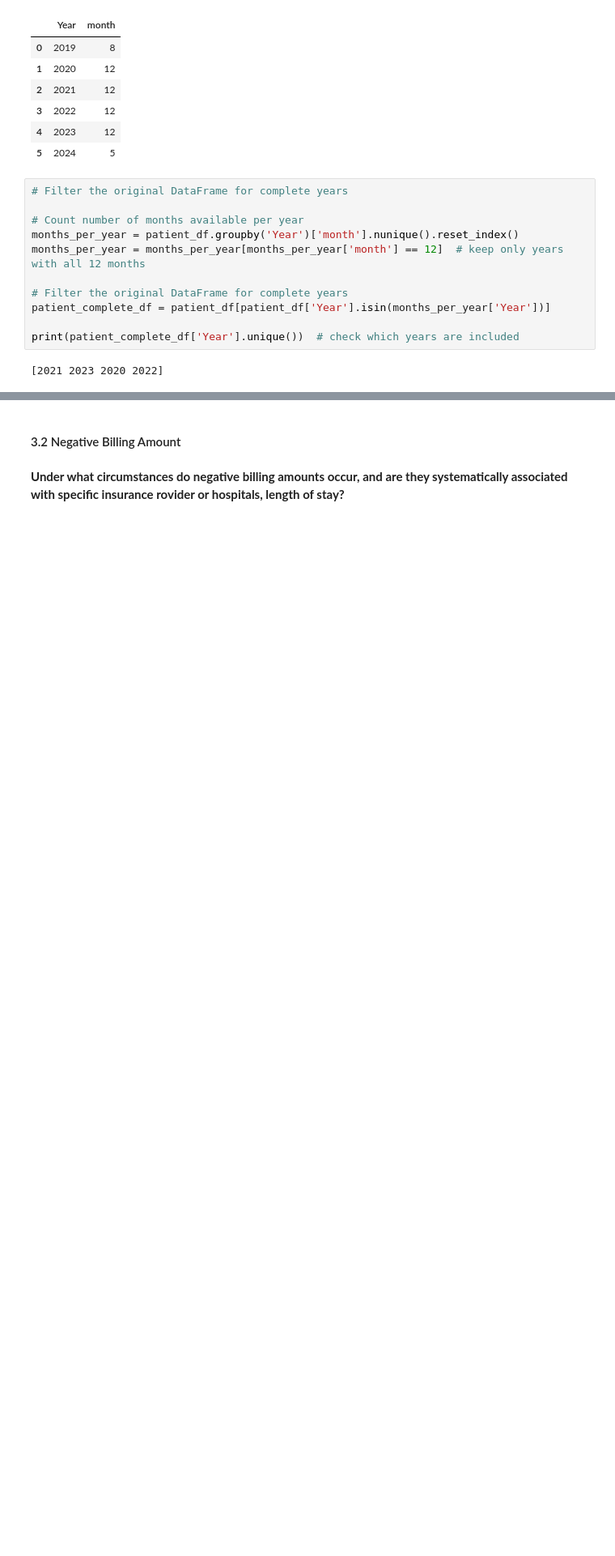
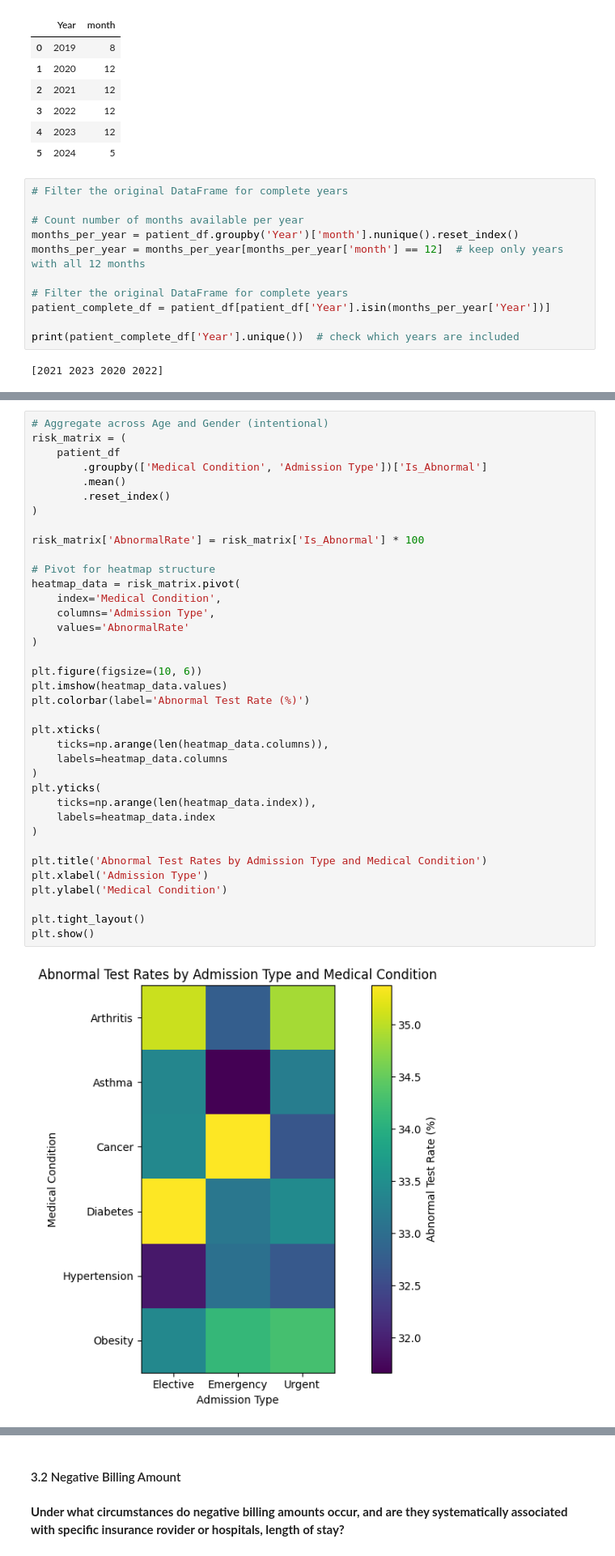
Before and after one commit to itzsnowflakethisyear-byte/Minimizing-Clinical-Alert-Fatigue-A-Calibrated-MLOps-Pipeline-for-Diagnostic-Prediction, a Jupyter notebook: Notebooks/02_eda_and_visualisation.ipynb, the cells around one changed output, grey strips where cells are left out. Shown at 81% size. Saved outputs shown, nothing was run; the diff lists cells and outputs as text; blank space fills up the shorter version.

```diff
--- a/Notebooks/02_eda_and_visualisation.ipynb
+++ b/Notebooks/02_eda_and_visualisation.ipynb
@@ -659,0 +641,39 @@ This finding shows why it’s important to look at patient counts, not just perc
+# %%
+# Aggregate across Age and Gender (intentional)
+risk_matrix = (
+    patient_df
+        .groupby(['Medical Condition', 'Admission Type'])['Is_Abnormal']
+        .mean()
+        .reset_index()
+)
+
+risk_matrix['AbnormalRate'] = risk_matrix['Is_Abnormal'] * 100
+
+# Pivot for heatmap structure
+heatmap_data = risk_matrix.pivot(
+    index='Medical Condition',
+    columns='Admission Type',
+    values='AbnormalRate'
+)
+
+plt.figure(figsize=(10, 6))
+plt.imshow(heatmap_data.values)
+plt.colorbar(label='Abnormal Test Rate (%)')
+
+plt.xticks(
+    ticks=np.arange(len(heatmap_data.columns)),
+    labels=heatmap_data.columns
+)
+plt.yticks(
+    ticks=np.arange(len(heatmap_data.index)),
+    labels=heatmap_data.index
+)
+
+plt.title('Abnormal Test Rates by Admission Type and Medical Condition')
+plt.xlabel('Admission Type')
+plt.ylabel('Medical Condition')
+
+plt.tight_layout()
+plt.show()
+# %% [output]
+[figure, added]
```
Also changed, not shown: parts of 56 cells of this notebook.
